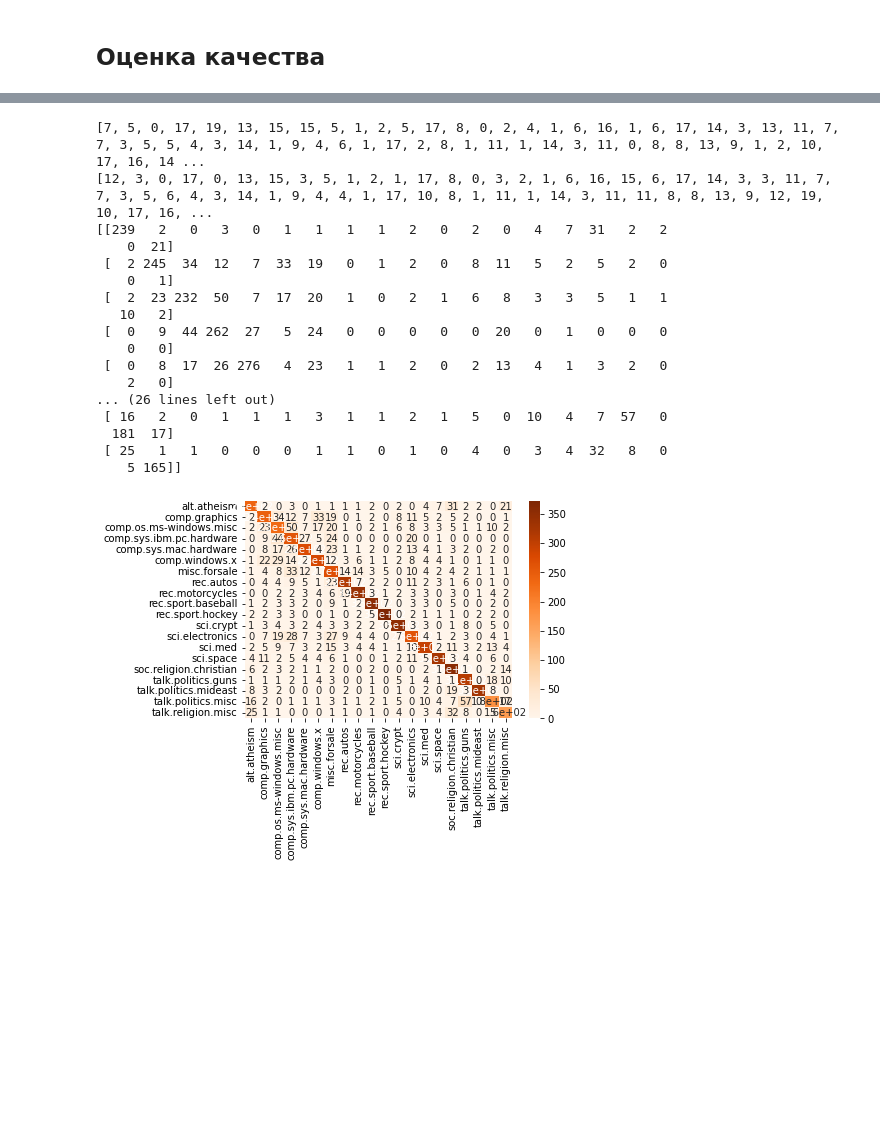
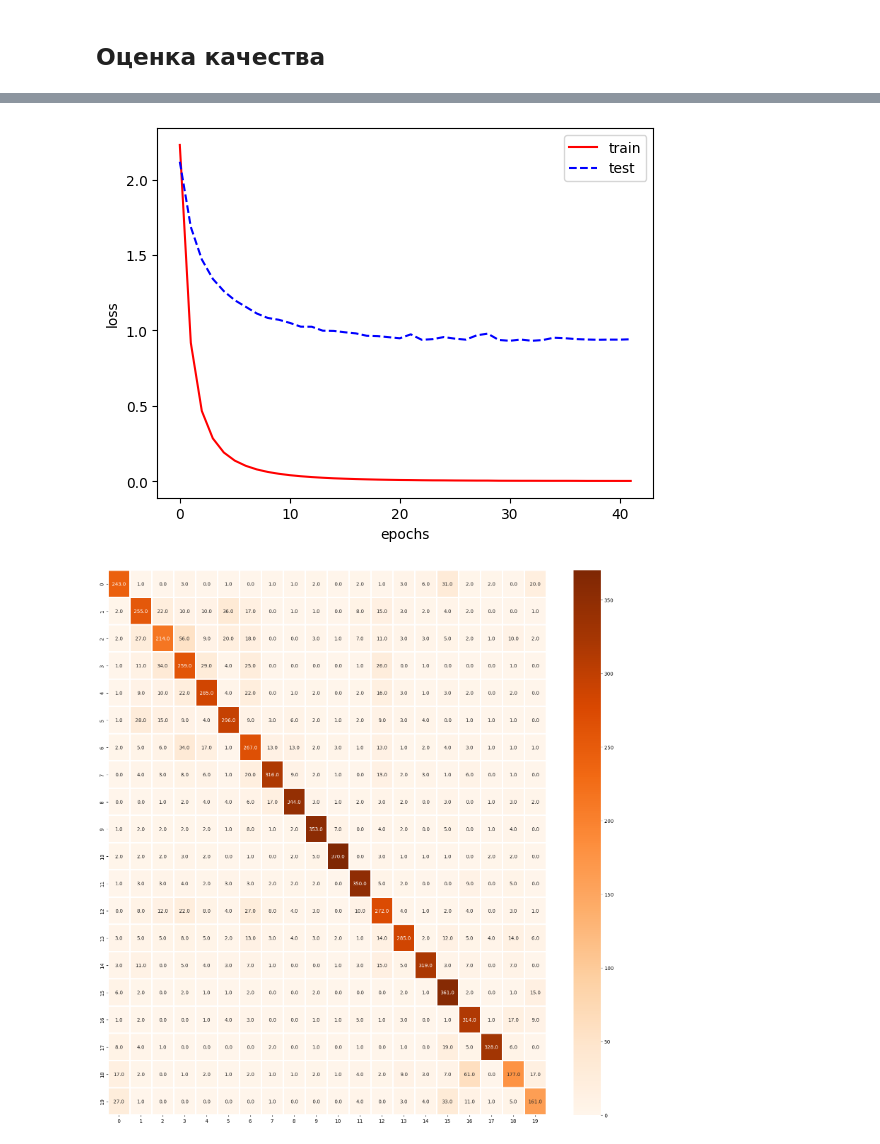
Before and after one commit to d-yacenko/article_text_processing, a Jupyter notebook: network1_1_tfidf.ipynb, the cells around one changed output, grey strips where cells are left out. Drawn from its saved outputs; the diff is of its cells as text; code cells hidden in the pictures; blank space fills up the shorter version.

```diff
--- a/network1_1_tfidf.ipynb
+++ b/network1_1_tfidf.ipynb
@@ -242,42 +492,35 @@ Sun Jan  9 19:05:15 2022
 +-----------------------------------------------------------------------------+
+# %%
+import matplotlib.pyplot as plt
+%matplotlib inline
+plt.plot(np.arange(0,len(hist_train_loss)),hist_train_loss,c='r',label="train")
+plt.plot(np.arange(0,len(hist_test_loss)),hist_test_loss,c='b',linestyle='dashed',label="test")
+plt.xlabel('epochs')
+plt.ylabel('loss')
+plt.legend()
+plt.savefig("fig5.png")
+# %% [output]
+[figure, added]
 # %%
 from sklearn import metrics
 device = torch.device("cuda:0" if torch.cuda.is_available() else "cpu")
 class_names =  train_source.target_names
 true_labels=[]
 pred_labels=[]
 # model_ft.eval()
 for inputs,labels in test_dataset:
-  pred = model.forward(inputs.to(device))
-  pred = torch.argmax(pred)
-  labels.to(torch.device("cpu"))
-  pred.to(torch.device("cpu"))
-  true_labels.append(int(labels));
-  pred_labels.append(int(pred));
-print(true_labels)
-print(pred_labels)
+    pred = model.forward(inputs.to(device))
+    pred = torch.argmax(pred)
+    labels.to(torch.device("cpu"))
+    pred.to(torch.device("cpu"))
+    true_labels.append(int(labels));
+    pred_labels.append(int(pred));
 cm=metrics.confusion_matrix(true_labels,pred_labels)
-print(cm)
 from pandas import DataFrame
 import seaborn as sn
-df_cm = DataFrame(cm, index=class_names, columns=class_names)
-ax = sn.heatmap(df_cm, cmap='Oranges', annot=True)
+df_cm = DataFrame(cm, index=np.arange(0,len(class_names)), columns=np.arange(0,len(class_names)))
+plt.subplots(figsize=(20,20))
+ax = sn.heatmap(df_cm,fmt=".1f",linewidths=1.5,cmap='Oranges', annot=True)
+plt.savefig("fig6.png")
 # %% [output]
-[7, 5, 0, 17, 19, 13, 15, 15, 5, 1, 2, 5, 17, 8, 0, 2, 4, 1, 6, 16, 1, 6, 17, 14, 3, 13, 11, 7, 7, 3, 5, 5, 4, 3, 14, 1, 9, 4, 6, 1, 17, 2, 8, 1, 11, 1, 14, 3, 11, 0, 8, 8, 13, 9, 1, 2, 10, 17, 16, 14 ...
-[12, 3, 0, 17, 0, 13, 15, 3, 5, 1, 2, 1, 17, 8, 0, 3, 2, 1, 6, 16, 15, 6, 17, 14, 3, 3, 11, 7, 7, 3, 5, 6, 4, 3, 14, 1, 9, 4, 4, 1, 17, 10, 8, 1, 11, 1, 14, 3, 11, 11, 8, 8, 13, 9, 12, 19, 10, 17, 16, ...
-[[239   2   0   3   0   1   1   1   1   2   0   2   0   4   7  31   2   2
-    0  21]
- [  2 245  34  12   7  33  19   0   1   2   0   8  11   5   2   5   2   0
-    0   1]
- [  2  23 232  50   7  17  20   1   0   2   1   6   8   3   3   5   1   1
-   10   2]
- [  0   9  44 262  27   5  24   0   0   0   0   0  20   0   1   0   0   0
-    0   0]
- [  0   8  17  26 276   4  23   1   1   2   0   2  13   4   1   3   2   0
-    2   0]
-... (26 lines left out)
- [ 16   2   0   1   1   1   3   1   1   2   1   5   0  10   4   7  57   0
-  181  17]
- [ 25   1   1   0   0   0   1   1   0   1   0   4   0   3   4  32   8   0
-    5 165]]
-[figure, old version]
+[figure, new version]
```
Also changed, not shown: parts of 11 cells of this notebook, 2 other files.
